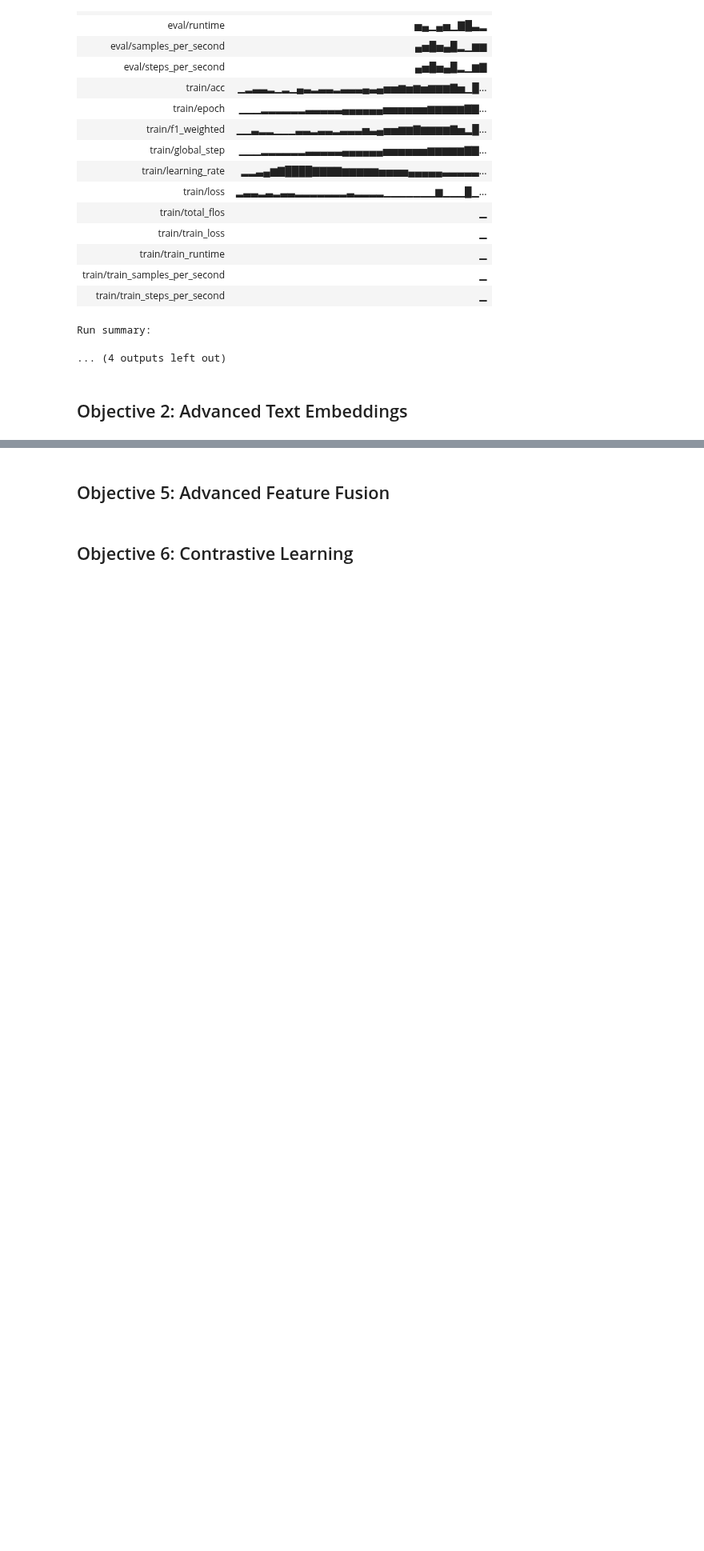
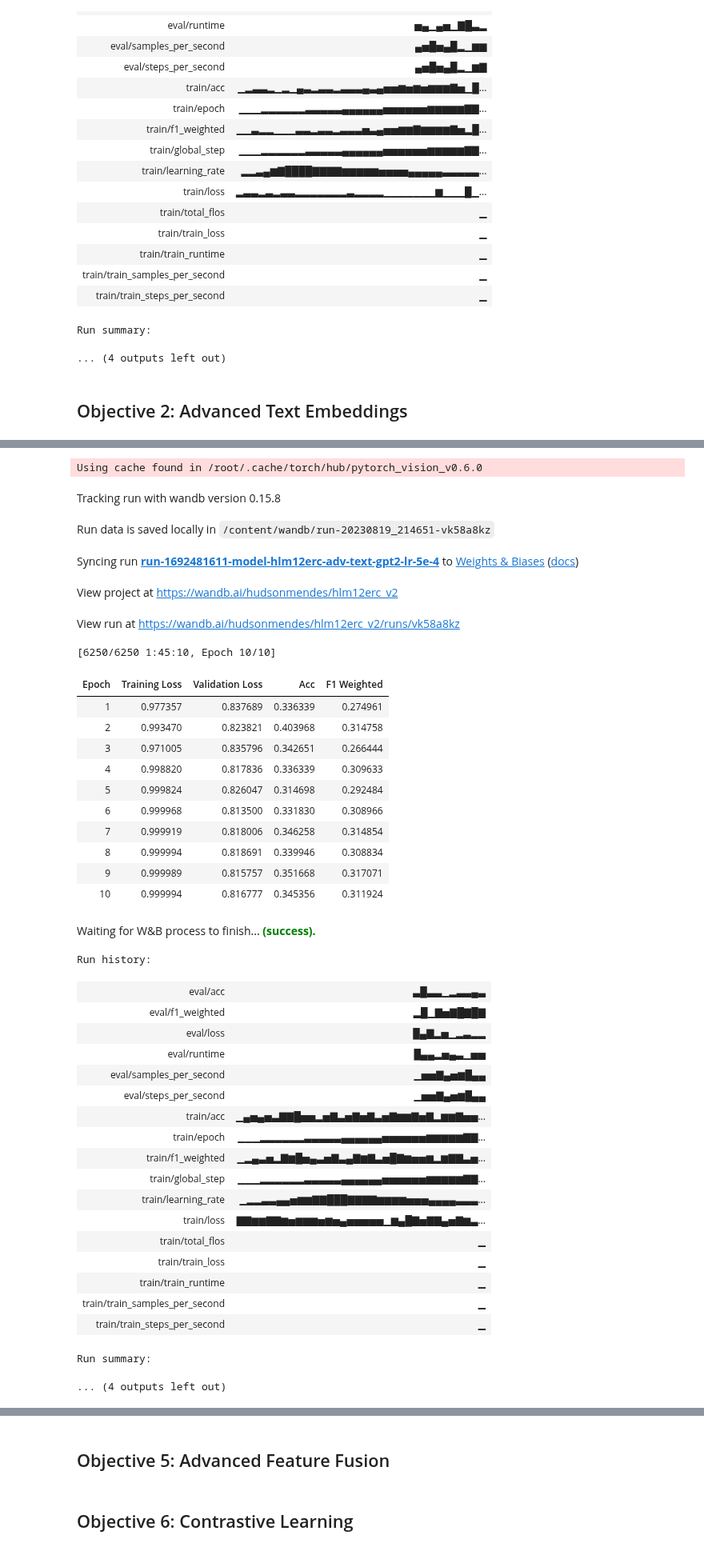
Before and after one commit to hudsonmendes/uolondon-cm3070-fp, a Jupyter notebook: dev/mlops.ipynb, the cells around one changed output, grey strips where cells are left out. Shown at 80% size. Drawn from its saved outputs; the diff is of its cells as text; code cells hidden in the pictures; blank space fills up the shorter version.

```diff
--- a/dev/mlops.ipynb
+++ b/dev/mlops.ipynb
@@ -1012,0 +1095,44 @@ evaluate_model(model_adv_text_gpt2, dataset=ds_test, batch_size=4)
+# %%
+# running on A100, batch_size can be set to 16
+model_adv_text_gpt2_lr5e4 = train_model("adv-text-gpt2-lr-5e-4", datasets=(ds_train, ds_valid), n_epochs=10, batch_size=16)
+evaluate_model(model_adv_text_gpt2, dataset=ds_test, batch_size=16)
+# %% [output]
+Using cache found in /root/.cache/torch/hub/pytorch_vision_v0.6.0
+Tracking run with wandb version 0.15.8
+Run data is saved locally in /content/wandb/run-20230819_214651-vk58a8kz
+Syncing run run-1692481611-model-hlm12erc-adv-text-gpt2-lr-5e-4 to Weights & Biases (docs)
+View project at https://wandb.ai/hudsonmendes/hlm12erc_v2
+View run at https://wandb.ai/hudsonmendes/hlm12erc_v2/runs/vk58a8kz
+[6250/6250 1:45:10, Epoch 10/10]
+| Epoch | Training Loss | Validation Loss | Acc | F1 Weighted |
+| 1 | 0.977357 | 0.837689 | 0.336339 | 0.274961 |
+| 2 | 0.993470 | 0.823821 | 0.403968 | 0.314758 |
+| 3 | 0.971005 | 0.835796 | 0.342651 | 0.266444 |
+| 4 | 0.998820 | 0.817836 | 0.336339 | 0.309633 |
+| 5 | 0.999824 | 0.826047 | 0.314698 | 0.292484 |
+| 6 | 0.999968 | 0.813500 | 0.331830 | 0.308966 |
+| 7 | 0.999919 | 0.818006 | 0.346258 | 0.314854 |
+| 8 | 0.999994 | 0.818691 | 0.339946 | 0.308834 |
+| 9 | 0.999989 | 0.815757 | 0.351668 | 0.317071 |
+| 10 | 0.999994 | 0.816777 | 0.345356 | 0.311924 |
+Waiting for W&B process to finish... (success).
+Run history:
+| eval/acc | ▃█▃▃▁▂▃▃▄▃ |
+| eval/f1_weighted | ▂█▁▇▅▇█▇█▇ |
+| eval/loss | █▄▇▂▅▁▂▃▂▂ |
+| eval/runtime | █▄▄▂▅▄▃▁▅▅ |
+| eval/samples_per_second | ▁▅▅▇▄▅▆█▄▄ |
+| eval/steps_per_second | ▁▅▅▇▄▅▆█▄▄ |
+| train/acc | ▁▄▅▄▅▃▇▇█▅▅▂▅▇▃▅▇▅▇▃▅▇▆▆▇▅▇▂▆▆▇▅▅... |
+| train/epoch | ▁▁▁▂▂▂▂▂▂▃▃▃▃▃▄▄▄▄▄▄▅▅▅▅▅▅▆▆▆▆▆▇▇... |
+| train/f1_weighted | ▁▂▄▃▅▂▇▆█▅▄▃▅▇▃▄▇▆▇▃▅█▇▆▅▅▆▂▆▇▇▃▅... |
+| train/global_step | ▁▁▁▂▂▂▂▂▂▃▃▃▃▃▄▄▄▄▄▄▅▅▅▅▅▅▆▆▆▆▆▇▇... |
+| train/learning_rate | ▁▂▂▃▃▄▄▅▆▆▇▇███▇▇▇▇▆▆▆▆▅▅▅▄▄▄▄▃▃▃... |
+| train/loss | ▇▇▆▆▇▇▆▅▆▆▆▅▆▅▄▅▅▅▅▅▁▆▄█▇▅▇▇▄▅▇▆▃... |
+| train/total_flos | ▁ |
+| train/train_loss | ▁ |
+| train/train_runtime | ▁ |
+| train/train_samples_per_second | ▁ |
+| train/train_steps_per_second | ▁ |
+Run summary:
+... (4 outputs left out)
```
Also changed, not shown: parts of 23 cells of this notebook.
